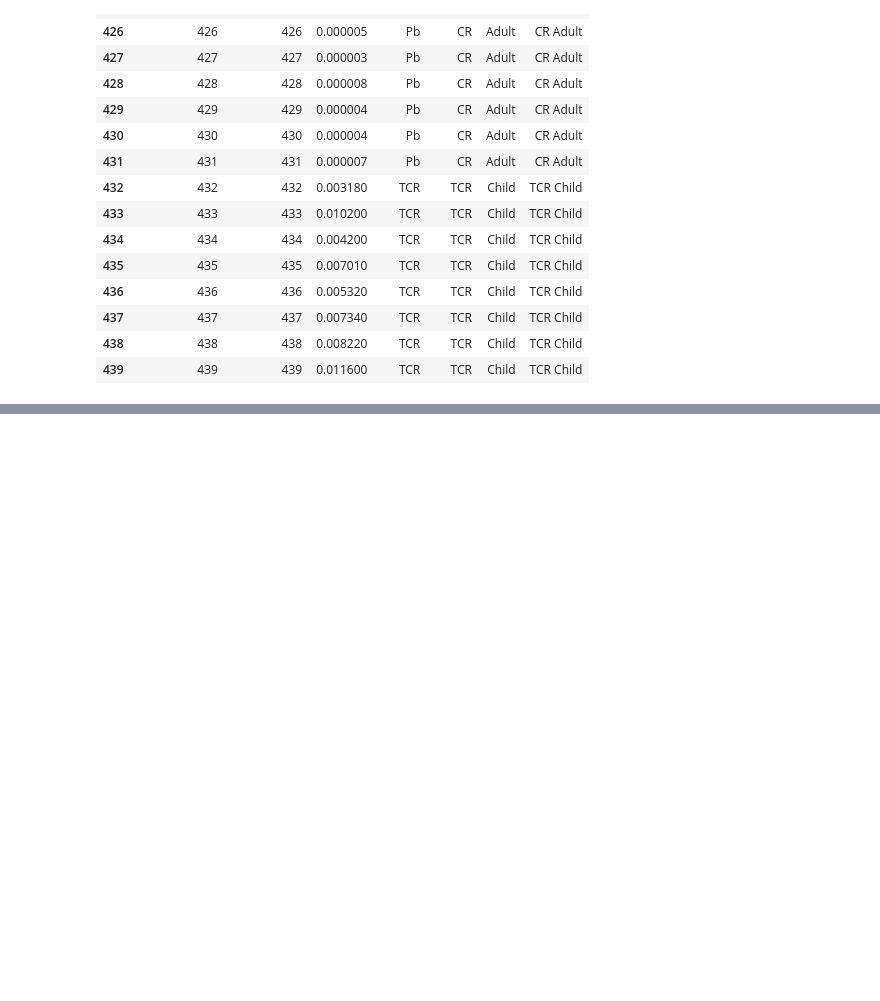
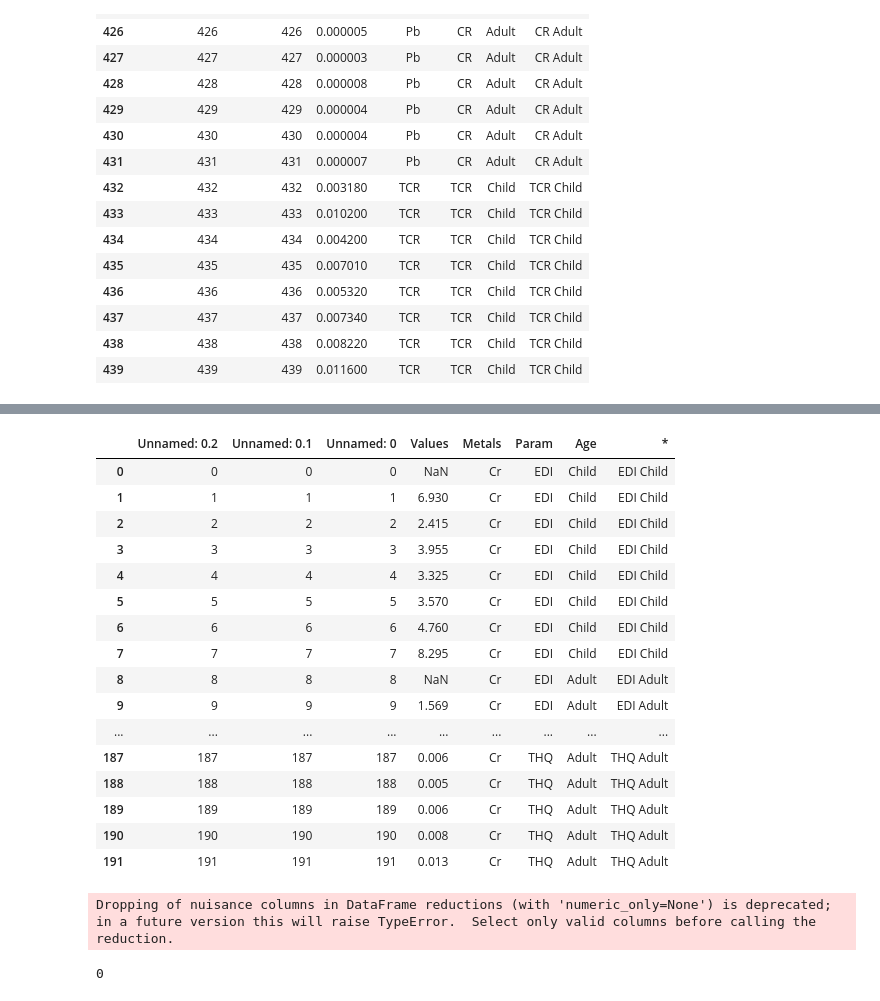
Before and after one commit to rakibhhridoy/OnGoingStudy, a Jupyter notebook: DhaleshwariFish/ParamBoxPlot.ipynb, the cells around one changed output, grey strips where cells are left out. Saved outputs shown, nothing was run; the diff lists cells and outputs as text; code cells hidden in the pictures; blank space fills up the shorter version.

```diff
--- a/DhaleshwariFish/ParamBoxPlot.ipynb
+++ b/DhaleshwariFish/ParamBoxPlot.ipynb
@@ -749,0 +787,28 @@ fig.show()
+# %%
+hm[hm["Metals"] == "Cr"]
+# %% [output]
+|  | Unnamed: 0.2 | Unnamed: 0.1 | Unnamed: 0 | Values | Metals | Param | Age | * |
+| 0 | 0 | 0 | 0 | NaN | Cr | EDI | Child | EDI Child |
+| 1 | 1 | 1 | 1 | 6.930 | Cr | EDI | Child | EDI Child |
+| 2 | 2 | 2 | 2 | 2.415 | Cr | EDI | Child | EDI Child |
+| 3 | 3 | 3 | 3 | 3.955 | Cr | EDI | Child | EDI Child |
+| 4 | 4 | 4 | 4 | 3.325 | Cr | EDI | Child | EDI Child |
+| 5 | 5 | 5 | 5 | 3.570 | Cr | EDI | Child | EDI Child |
+| 6 | 6 | 6 | 6 | 4.760 | Cr | EDI | Child | EDI Child |
+| 7 | 7 | 7 | 7 | 8.295 | Cr | EDI | Child | EDI Child |
+| 8 | 8 | 8 | 8 | NaN | Cr | EDI | Adult | EDI Adult |
+| 9 | 9 | 9 | 9 | 1.569 | Cr | EDI | Adult | EDI Adult |
+| ... | ... | ... | ... | ... | ... | ... | ... | ... |
+| 187 | 187 | 187 | 187 | 0.006 | Cr | THQ | Adult | THQ Adult |
+| 188 | 188 | 188 | 188 | 0.005 | Cr | THQ | Adult | THQ Adult |
+| 189 | 189 | 189 | 189 | 0.006 | Cr | THQ | Adult | THQ Adult |
+| 190 | 190 | 190 | 190 | 0.008 | Cr | THQ | Adult | THQ Adult |
+| 191 | 191 | 191 | 191 | 0.013 | Cr | THQ | Adult | THQ Adult |
+# %%
+hm = hm.fillna(hm[hm["Metals"] == "Cr"].mean())
+# %% [output]
+Dropping of nuisance columns in DataFrame reductions (with 'numeric_only=None') is deprecated; in a future version this will raise TypeError.  Select only valid columns before calling the reduction.
+# %%
+hm["Param"].isnull().sum()
+# %% [output]
+0
```
Also changed, not shown: parts of 14 cells of this notebook, 5 other files.
